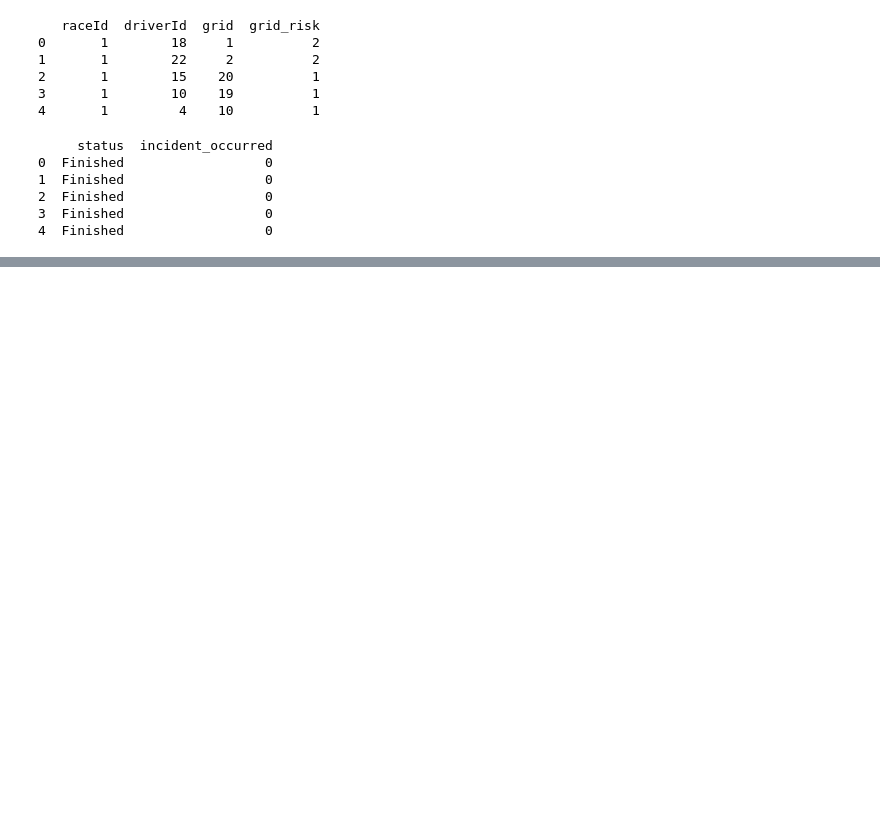
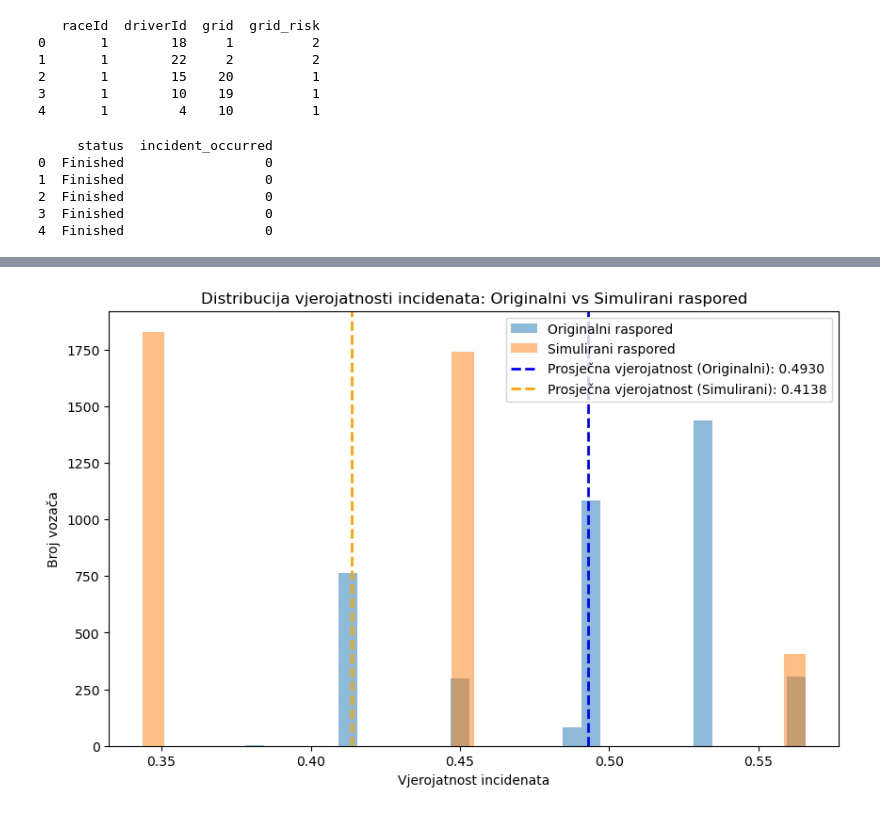
Before and after one commit to mitkonikov/f1, a Jupyter notebook: analysis_h1.ipynb, the cells around one changed output, grey strips where cells are left out. Cells and saved outputs as stored; diff of their text form; code cells hidden in the pictures; blank space fills up the shorter version.

```diff
--- a/analysis_h1.ipynb
+++ b/analysis_h1.ipynb
@@ -1294,0 +1072,89 @@ plt.show()
+# %%
+import numpy as np
+import pandas as pd
+import matplotlib.pyplot as plt
+
+# Risk level po grid pozicijama
+risk_positions = {
+    3: [27, 29, 30, 34],  # High risk
+    2: [3, 4, 6, 1, 2, 21, 5, 25, 32, 31],  # Medium risk
+    1: [11, 12, 14, 7, 15, 17, 19, 10, 13, 20, 9, 18, 8, 16, 22, 23, 24, 26, 28, 33]  # Low risk
+}
+
+# Funkcija za dodjelu grid risk razine umjesto stvarnih grid pozicija
+def assign_grid_risk(df, risk_positions):
+    grid_to_risk = {pos: risk for risk, positions in risk_positions.items() for pos in positions}
+    df['grid_risk'] = df['grid'].map(grid_to_risk)
+    return df
+
+# Funkcija za simulaciju preuređenih pozicija
+def simulate_new_grid_positions(df, risk_positions):
+    # Preuređivanje vozača prema skill levelu
+    high_skill = df[df['driver_skill'] == 3].copy()
+    medium_skill = df[df['driver_skill'] == 2].copy()
+    low_skill = df[df['driver_skill'] == 1].copy()
+
+    # Dodjela novih grid pozicija prema skill levelu
+    high_positions = np.tile(risk_positions[3], len(high_skill) // len(risk_positions[3]) + 1)[:len(high_skill)]
+    medium_positions = np.tile(risk_positions[2], len(medium_skill) // len(risk_positions[2]) + 1)[:len(medium_skill)]
+    low_positions = np.tile(risk_positions[1], len(low_skill) // len(risk_positions[1]) + 1)[:len(low_skill)]
+
+    # Dodjela novih grid pozicija
+    high_skill['grid'] = high_positions
+    medium_skill['grid'] = medium_positions
+    low_skill['grid'] = low_positions
+
+    # Kombiniranje svih vozača u novi simulirani DataFrame
+    simulated_df = pd.concat([high_skill, medium_skill, low_skill])
+
+    # Dodjela grid_risk razine na temelju grid pozicija
+    simulated_df = assign_grid_risk(simulated_df, risk_positions)
+
+    return simulated_df
+
+# Funkcija za predviđanje incidenata
+def predict_incidents_probability(df, model):
+    # Predviđanje vjerojatnosti incidenata na temelju grid_risk i driver_skill
+    X_simulated = df[['grid_risk', 'driver_skill']]  # Ulazne značajke
+    df['predicted_incident_prob'] = model.predict_proba(X_simulated)[:, 1]  # Predviđena vjerojatnost za incident
+    return df
+
+# Preuređivanje vozača prema novim pravilima
+df_simulated_v2 = simulate_new_grid_positions(df_balanced, risk_positions)
+
+# Predviđanje vjerojatnosti incidenata za simulirani raspored
+df_predicted_prob = predict_incidents_probability(df_simulated_v2, model)
+
+# Usporedba incidenata prije i nakon simulacije
+# Predviđanje incidenata za originalni raspored (ako već niste predviđali)
+df_original_prob = predict_incidents_probability(df_balanced, model)
+
+# Izračunavanje prosječne vjerojatnosti incidenata
+original_avg_incident_prob = df_original_prob['predicted_incident_prob'].mean()
+simulated_avg_incident_prob = df_predicted_prob['predicted_incident_prob'].mean()
+
+print(f"Prosječna vjerojatnost incidenata za originalni raspored: {original_avg_incident_prob}")
+print(f"Prosječna vjerojatnost incidenata za simulirani raspored: {simulated_avg_incident_prob}")
+
+# Usporedba distribucije incidenata prije i nakon simulacije
+plt.figure(figsize=(10, 6))
+
+# Histogram za originalni raspored
+plt.hist(df_original_prob['predicted_incident_prob'], bins=30, alpha=0.5, label='Originalni raspored')
+
+# Histogram za simulirani raspored
+plt.hist(df_predicted_prob['predicted_incident_prob'], bins=30, alpha=0.5, label='Simulirani raspored')
+
+# Dodavanje linija za prosječne vjerojatnosti
+plt.axvline(original_avg_incident_prob, color='blue', linestyle='dashed', linewidth=2, label=f'Prosječna vjerojatnost (Originalni): {original_avg_incident_prob:.4f}')
+plt.axvline(simulated_avg_incident_prob, color='orange', linestyle='dashed', linewidth=2, label=f'Prosječna vjerojatnost (Simulirani): {simulated_avg_incident_prob:.4f}')
+
+# Dodavanje oznaka i legendi
+plt.xlabel('Vjerojatnost incidenata')
+plt.ylabel('Broj vozača')
+plt.title('Distribucija vjerojatnosti incidenata: Originalni vs Simulirani raspored')
+plt.legend()
+
+# Prikazivanje grafikona
+plt.show()
+# %% [output]
@@ -1294,0 +1163 @@ plt.show()
+[figure, added]
```
Also changed, not shown: parts of 26 cells of this notebook.
